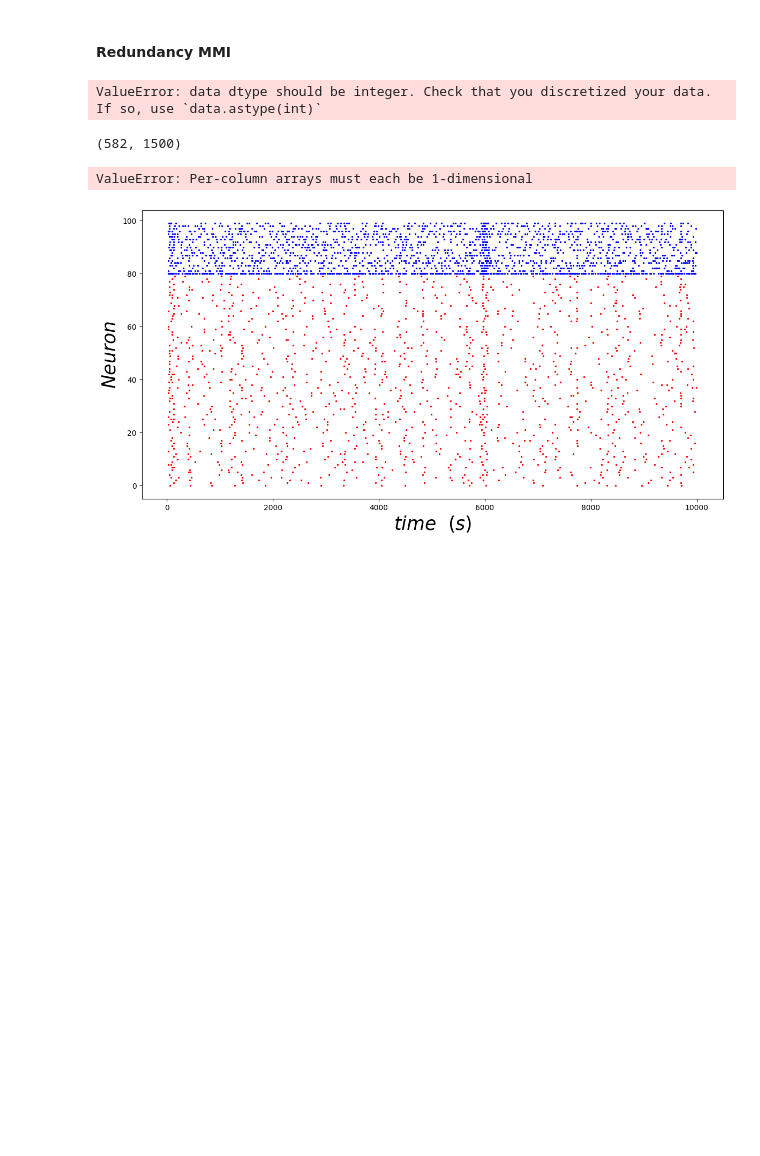
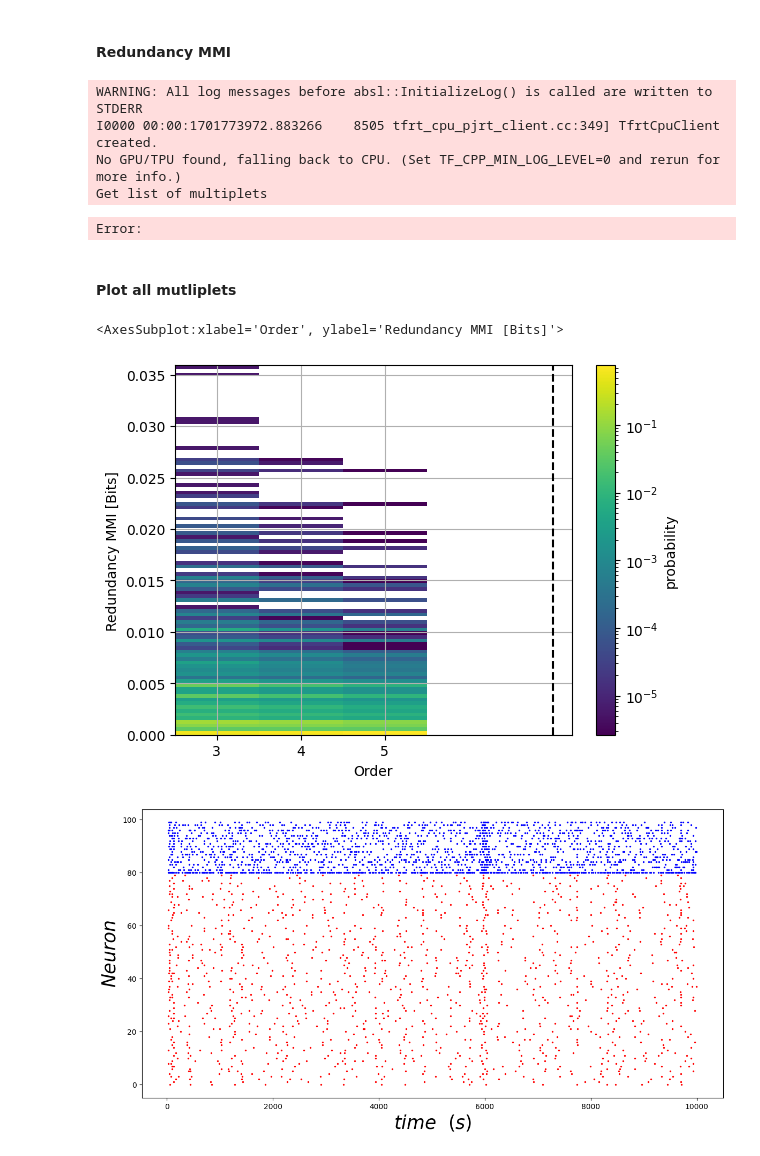
Before and after one commit to brainets/acrho, a Jupyter notebook: andrea/spiking_network.ipynb, the cells around one changed output. Cells and saved outputs as stored; diff of their text form; code cells hidden in the pictures; blank space fills up the shorter version.

```diff
--- a/andrea/spiking_network.ipynb
+++ b/andrea/spiking_network.ipynb
@@ -117,8 +117,8 @@ plt.tight_layout()
 # %%
 # Create x and y
 # Create rando index for 8 neurons among the first 80 and 2 neurons among the last 20
-ind_exc = np.random.choice(np.arange(80), 8, replace=False)
-ind_inh = np.random.choice(np.arange(80, 100), 2, replace=False)
+ind_exc = np.random.choice(np.arange(80), 16, replace=False)
+ind_inh = np.random.choice(np.arange(80, 100), 4, replace=False)
 # Concatenate the indices
 ind = np.concatenate((ind_exc, ind_inh))
 # Create x
@@ -127,6 +127,7 @@ x = fr.data[:, ind, :]
 x = x[:, :, 5500:7000]
 # Swap the second and third axes
 # x = np.swapaxes(x, 1, 2)
+x = x.astype(int)
 # Create y
 y = np.zeros((x.shape[0], 1))
 y[:100] = 1
@@ -148,13 +147,10 @@ hoi = model.fit(minsize=3, maxsize=5, method="binning")
 
 print(hoi)
 # %% [output]
-ValueError: data dtype should be integer. Check that you discretized your data. If so, use `data.astype(int)`
+WARNING: All log messages before absl::InitializeLog() is called are written to STDERR
+I0000 00:00:1701773972.883266    8505 tfrt_cpu_pjrt_client.cc:349] TfrtCpuClient created.
+No GPU/TPU found, falling back to CPU. (Set TF_CPP_MIN_LOG_LEVEL=0 and rerun for more info.)
+Get list of multiplets
+Error:
-# %%
-hoi.shape
-# %% [output]
-(582, 1500)
-# %%
-
-print(get_nbest_mult(hoi, model=model, minsize=3, maxsize=5, n_best=3))
-# %% [output]
-ValueError: Per-column arrays must each be 1-dimensional
+# %% [markdown]
+#### Plot all mutliplets
@@ -161,3 +159,8 @@ ValueError: Per-column arrays must each be 1-dimensional
+# %%
+plot_landscape(hoi, model=model)
+# %% [output]
+<AxesSubplot:xlabel='Order', ylabel='Redundancy MMI [Bits]'>
+[figure, added]
 # %%
 FIG=  []
 fig=plt.figure(figsize=(14,7))
```
Also changed, not shown: parts of 3 cells of this notebook.
